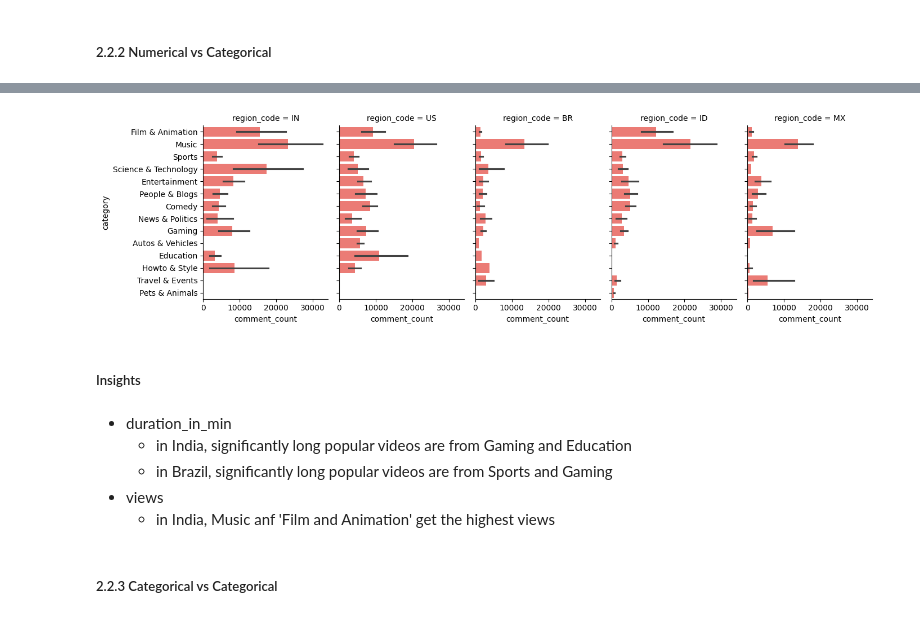
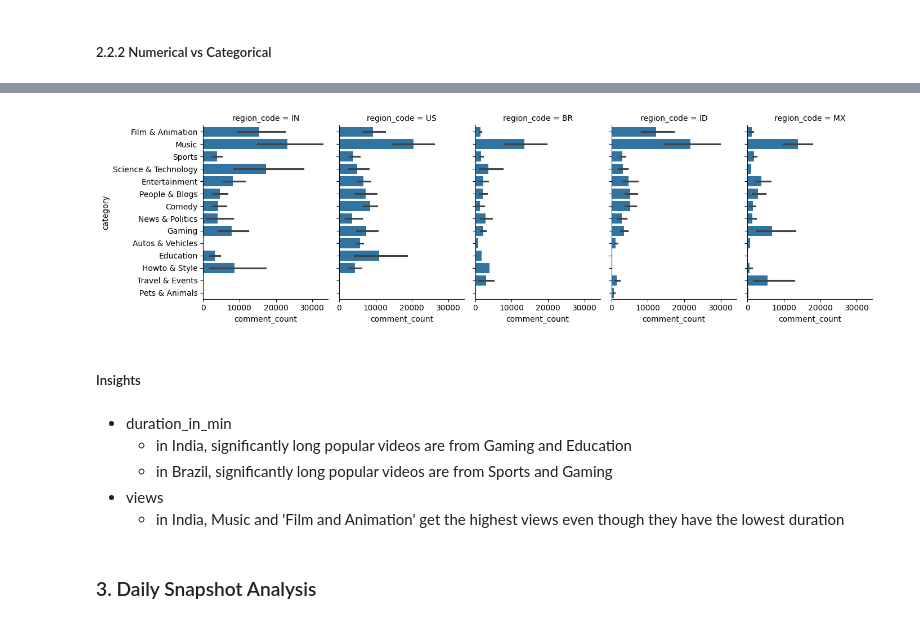
Before and after one commit to AERI078/youtube_data_analysis_project, a Jupyter notebook: 02_EDA.ipynb, the cells around one changed output, grey strips where cells are left out. Cells and saved outputs as stored; diff of their text form; code cells hidden in the pictures.

```diff
--- a/02_EDA.ipynb
+++ b/02_EDA.ipynb
@@ -249,5 +246,8 @@ df.head()
 df[df['category'] == 'Nan']
 # %% [output]
 |  | id | region_code | publish_date_time | channel_id | channel_name | title | category_id | duration | ... |
+# %%
+# drop category id column
+df = df.drop(columns='category_id')
 # %% [markdown]
 ## 2. EDA
@@ -280,0 +295,6 @@ dtype: object
+# %%
+df['group'] = (df.index // 50) # since each day 50 videos are collected
+
+df['collected_date'] = df.groupby('group')['publish_date_time'].transform('max') # group by each day to get maximum date
+
+df['collected_date'] = df['collected_date'].dt.normalize() # time set to 12am keeping dates same
@@ -280,0 +317,2 @@ dtype: object
+# %%
+df = df.drop(columns='group')
@@ -580,10 +678,3 @@ def remove_outliers(df, col, region_code=None):
     lower_bound = q1 - 1.5 * iqr
     upper_bound = q3 + 1.5 * iqr
     return df[(df[col] >= lower_bound) & (df[col] <= upper_bound)]
-# %%
-df.clean = df_latest
-
-for col in numerical:
-   df_clean = (
-    df.groupby('region_code', group_keys=False).apply(lambda x: remove_outliers(x, col=col))
-)
@@ -755,5 +829,5 @@ for x in numerical:
 # %%
 for x in numerical:
-    sns.catplot(data=df, x=x, y='category', kind='bar', col='region_code', height=4, aspect=0.7, color='#FF6961')
+    sns.catplot(data=df, x=x, y='category', kind='bar', col='region_code', height=4, aspect=0.7)
     plt.show()
 # %% [output]
@@ -763,4 +837,4 @@ for x in numerical:
-[figure, old version]
+[figure, new version]
 # %% [markdown]
 ##### Insights
 # %% [markdown]
@@ -768,6 +842,6 @@ for x in numerical:
     - in India, significantly long popular videos are from Gaming and Education
     - in Brazil, significantly long popular videos are from Sports and Gaming
 - views
-    - in India, Music anf 'Film and Animation' get the highest views
+    - in India, Music and 'Film and Animation' get the highest views even though they have the lowest duration
-# %% [markdown]
-##### 2.2.3 Categorical vs Categorical
+# %% [markdown]
+### 3. Daily Snapshot Analysis
```
Also changed, not shown: parts of 70 cells of this notebook, 2 other files.
